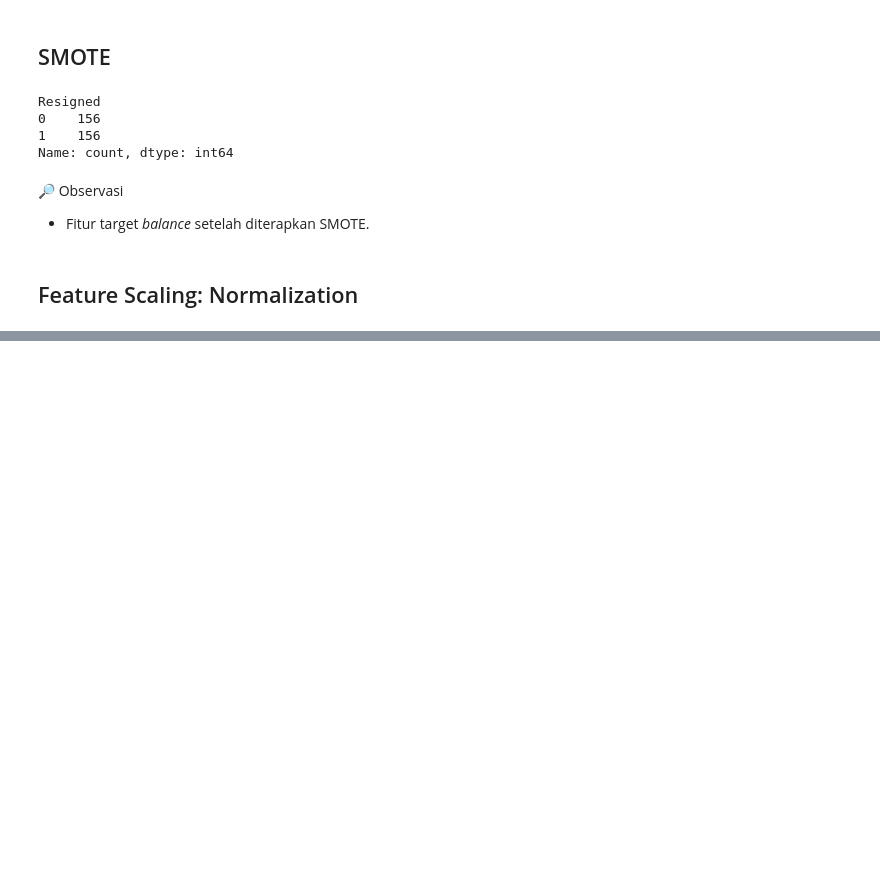
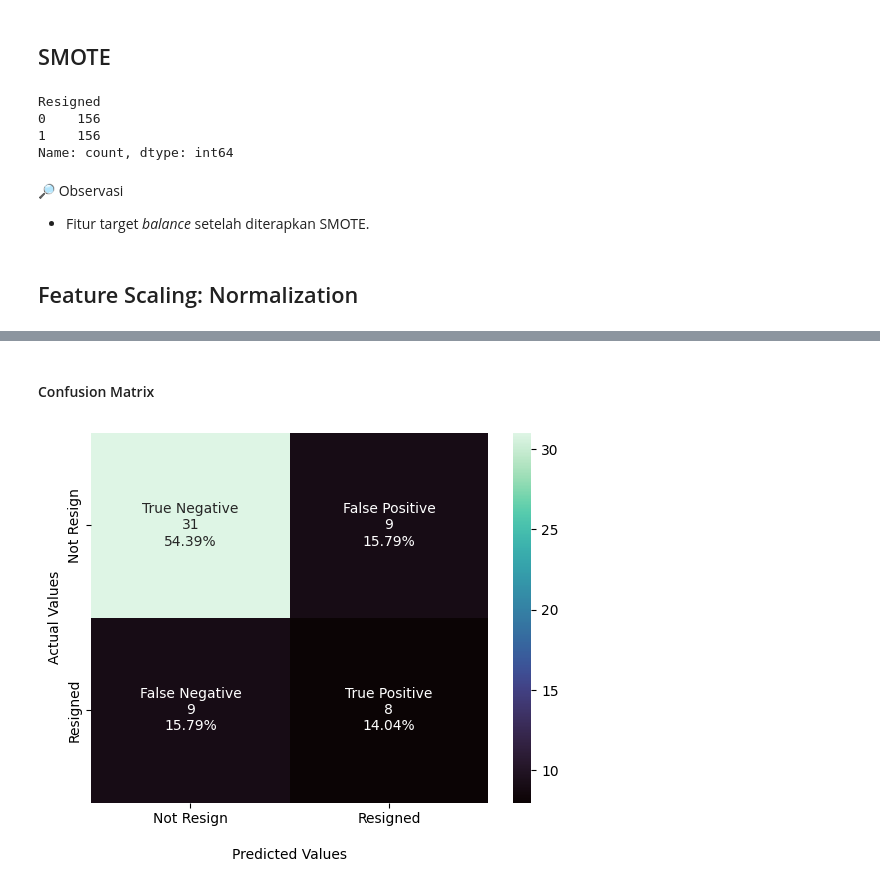
Before and after one commit to sabirinID/Predicting-Employee-Attrition, a Jupyter notebook: Notebooks/hr_employee_retention.ipynb, the cells around one changed output, grey strips where cells are left out. Drawn from its saved outputs; the diff is of its cells as text; code cells hidden in the pictures; blank space fills up the shorter version.

```diff
--- a/Notebooks/hr_employee_retention.ipynb
+++ b/Notebooks/hr_employee_retention.ipynb
@@ -1373,0 +1624,11 @@ X_test_scaled = scaler.fit_transform(X_test)
+# %%
+# Hyperparameter Tuning
+hyperparameters = {
+    'max_depth': [None, 5, 10],
+    'learning_rate': [0.1, 0.01, 0.001],
+    'n_estimators': [100, 200, 500]
+}
+
+rs_lgbm = LGBMClassifier(random_state=100)
+rs_lgbm = RandomizedSearchCV(rs_lgbm, hyperparameters, scoring='accuracy', random_state=100, cv=StratifiedKFold(n_splits=5), n_iter=50)
+rs_lgbm.fit(X_train, y_train)
@@ -1373,0 +1665,8 @@ X_test_scaled = scaler.fit_transform(X_test)
+# %%
+# Prediction on training set
+y_pred_train = rs_lgbm.predict(X_train)
+# Prediction on testing set
+y_pred = rs_lgbm.predict(X_test)
+
+# Evaluate model
+train_test_result(y_train, y_pred_train, y_test, y_pred)
@@ -1373,0 +1691,7 @@ X_test_scaled = scaler.fit_transform(X_test)
+# %% [markdown]
+#### Confusion Matrix
+# %%
+y_pred = rs_lgbm.predict(X_test)
+c_matrix_plot(y_test, y_pred)
+# %% [output]
+[figure, added]
```
Also changed, not shown: parts of 68 cells of this notebook.
